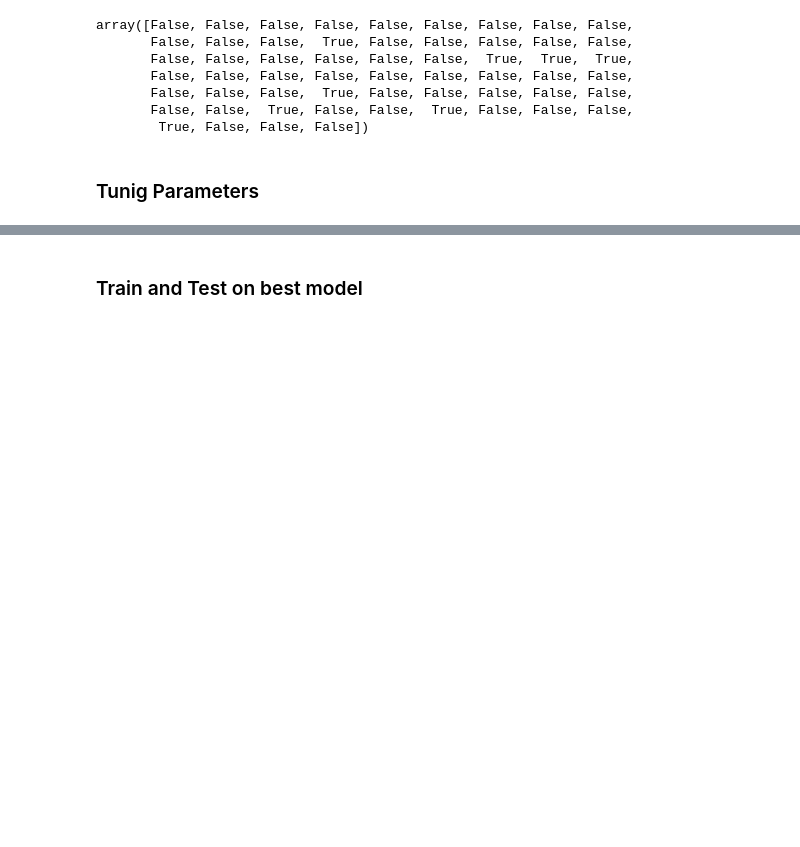
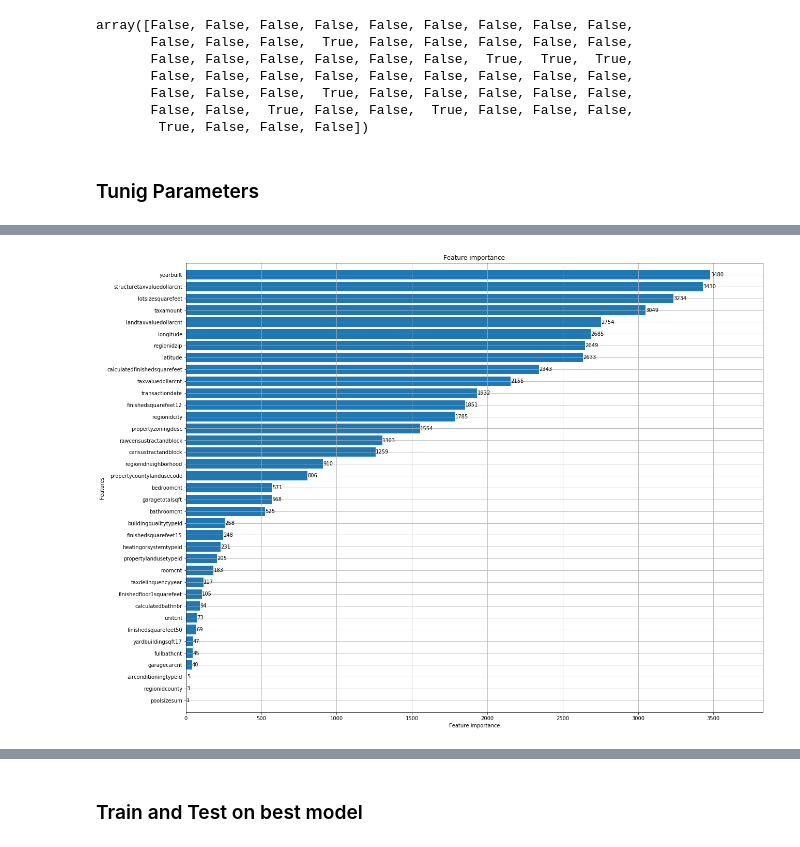
Before and after one commit to ymkim268/inf552-ss18-proj, a Jupyter notebook: lightgbm.ipynb, the cells around one changed output, grey strips where cells are left out. Cells and saved outputs as stored; diff of their text form; code cells hidden in the pictures; blank space fills up the shorter version.

Commit message:
add plot and gbm model

```diff
--- a/lightgbm.ipynb
+++ b/lightgbm.ipynb
@@ -365,0 +440,7 @@ _,_ = plot_learning_curve(bst, X_train16, y_train16, cv = 10)
+# %%
+dtrain16 = lgb.Dataset(new_X_train16, label=y_train16,free_raw_data=False)
+dtrain17 = lgb.Dataset(new_X_train17, label=y_train17,free_raw_data=False)
+dtrain16 = dtrain16.construct()
+dtrain17 = dtrain17.construct()
+print(dtrain17.num_feature())
+print(dtrain17.num_data())
@@ -365,0 +574,27 @@ _,_ = plot_learning_curve(bst, X_train16, y_train16, cv = 10)
+# %%
+params = {
+        'boosting_type': 'gbdt',  # np.random.choice(['dart', 'gbdt']),
+        'objective': 'regression l1',
+        'metric': 'l1',
+        'learning_rate':0.011,
+        'num_leaves': 145,
+        'max_depth': -1,
+        'min_data_in_leaf': 300,
+        'feature_fraction': 0.8,
+        'bagging_fraction': 0.8,
+        'bagging_freq': 1,
+        'lambda_l1': 0.01,
+        'lambda_l2': 100,
+        'min_gain_to_split': 0.0,
+        'min_sum_hessian_in_leaf': 0.001,
+
+        #'drop_rate':0.018,
+        #'max_drop':50,
+        #'drop_seed':4,
+
+        #'verbose': 0,
+        #'is_training_metric': 'True'
+        }
+evals_result0_16 = {}
+gbm0_16 = lgb.train(params,dtrain16,num_boost_round=300,
+                    valid_sets=[dtrain16],evals_result = evals_result0_16,verbose_eval=True)
@@ -365,0 +619,6 @@ _,_ = plot_learning_curve(bst, X_train16, y_train16, cv = 10)
+# %%
+import matplotlib.pyplot as plt
+lgb.plot_importance(gbm0_16,figsize=(20,16),height= 0.8)
+plt.show()
+# %% [output]
+[figure, added]
```
Also changed, not shown: parts of 73 cells of this notebook.
